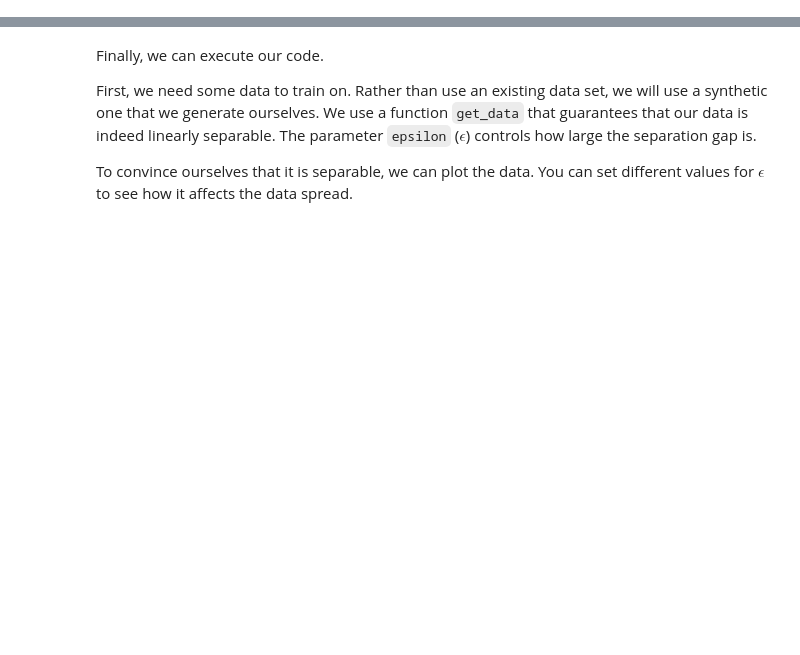
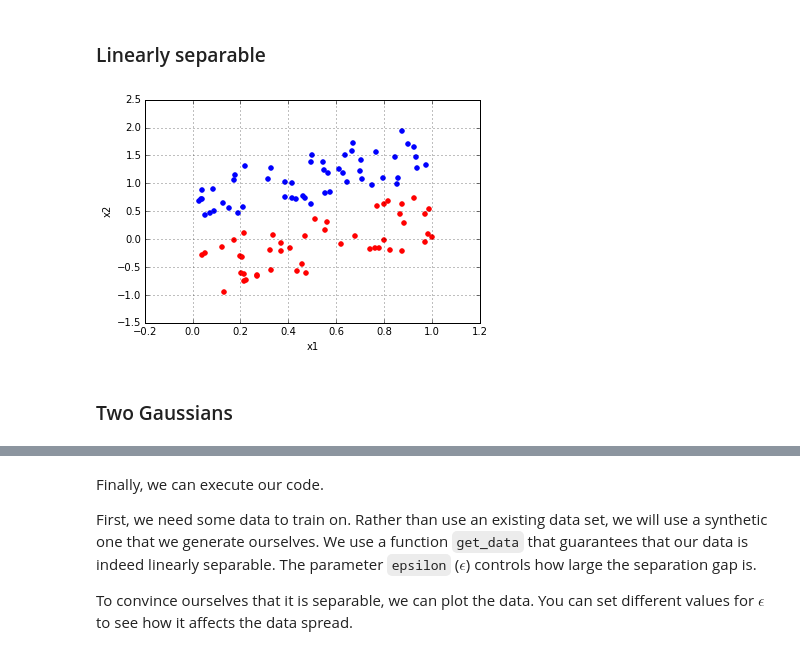
Before and after one commit to andersjo/scientific-programming-2015, a Jupyter notebook: lectures/lecture06/Introduction to the Perceptron.ipynb, the cells around one changed output, grey strips where cells are left out. Cells and saved outputs as stored; diff of their text form; code cells hidden in the pictures; blank space fills up the shorter version.

```diff
--- a/lectures/lecture06/Introduction to the Perceptron.ipynb
+++ b/lectures/lecture06/Introduction to the Perceptron.ipynb
@@ -86,0 +16,23 @@ def get_gaussian_data(num, epsilon=0.5):
+# %% [markdown]
+### Linearly separable
+# %%
+def linearly_seperable_data(num_instances, epsilon=0.1):
+    '''
+    generates a linearly separable data set
+    '''
+    # fill the first column (the labels) randomly with -1s and 1s
+    labels = 2 * np.random.randint(0, 2, num_instances) - 1
+    # pick x1 at random
+    x1 = np.random.random(num_instances)
+    # base x2 off of x1, add random noise and epsilon, and move up or down
+    x2 = x1 + ((epsilon + np.random.random(num_instances)) * labels)
+    return pd.DataFrame({'x1': x1, 'x2': x2, 'label': labels})
+# %%
+D_lin_sep  = linearly_seperable_data(100)
+fig, ax = plt.subplots()
+D_lin_sep.query('label == 1').plot(kind='scatter', x='x1', y='x2', ax=ax, color='b')
+D_lin_sep.query('label == -1').plot(kind='scatter', x='x1', y='x2', ax=ax, color='r');
+# %% [output]
+[figure, added]
+# %% [markdown]
+### Two Gaussians
```
Also changed, not shown: parts of 38 cells of this notebook.
